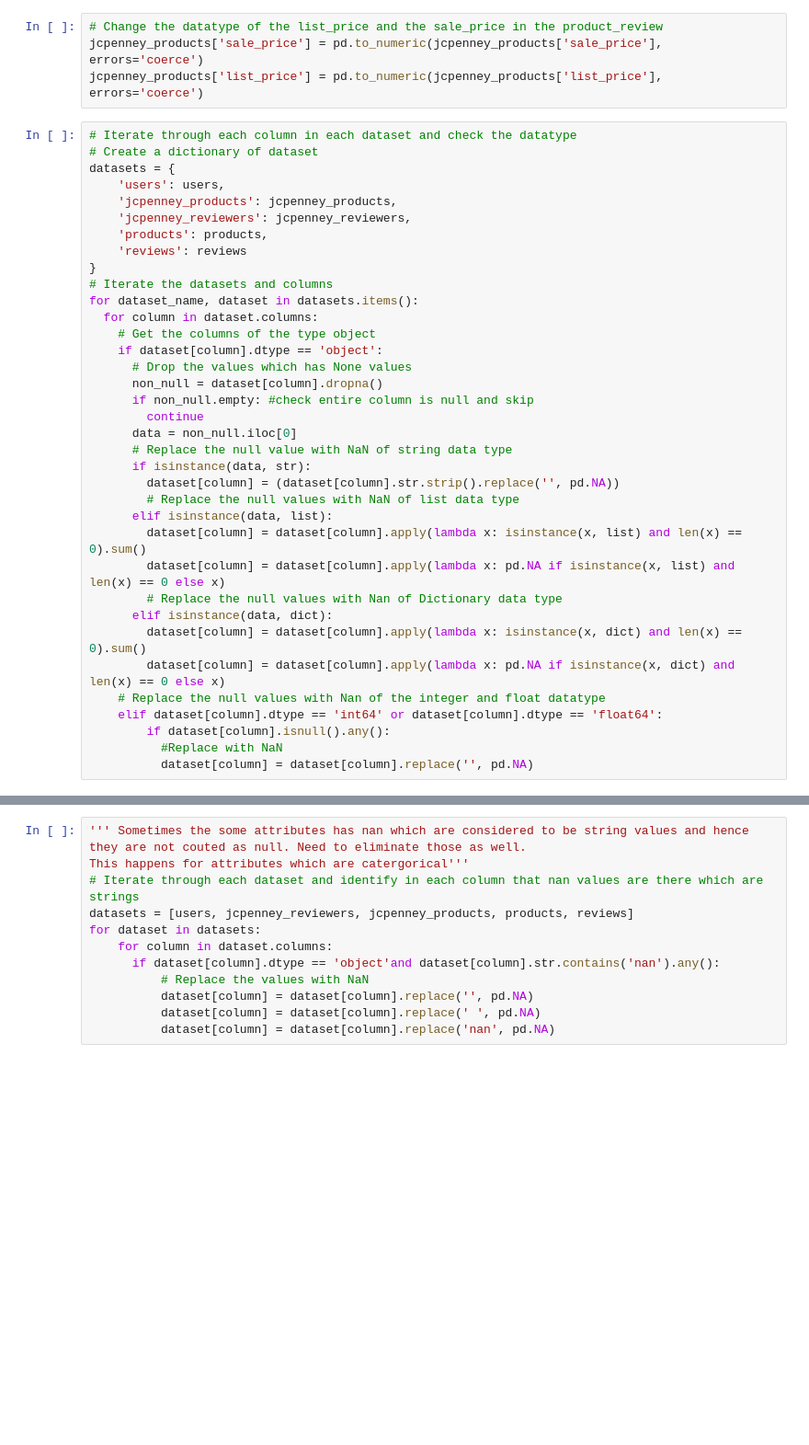
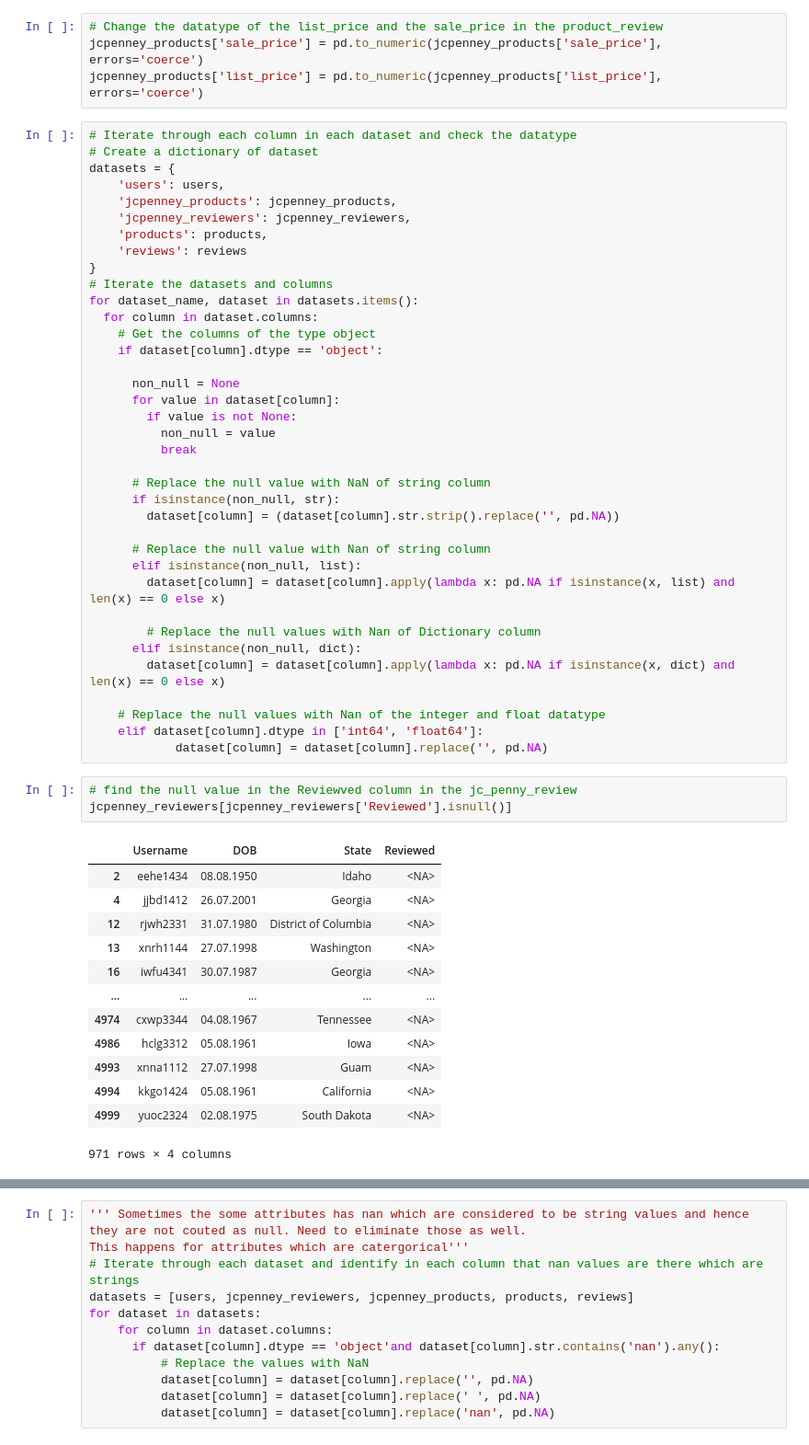
Before and after one commit to Malki9/3601763_BD2, a Jupyter notebook: 3601763_BD2.ipynb, the cells around one changed output, grey strips where cells are left out. Shown at 92% size. Cells and saved outputs as stored; diff of their text form; blank space fills up the shorter version.

```diff
--- a/3601763_BD2.ipynb
+++ b/3601763_BD2.ipynb
@@ -144,27 +144,45 @@ for dataset_name, dataset in datasets.items():
   for column in dataset.columns:
     # Get the columns of the type object
     if dataset[column].dtype == 'object':
-      # Drop the values which has None values
-      non_null = dataset[column].dropna()
-      if non_null.empty: #check entire column is null and skip
-        continue
-      data = non_null.iloc[0]
-      # Replace the null value with NaN of string data type
-      if isinstance(data, str):
+
+      non_null = None
+      for value in dataset[column]:
+        if value is not None:
+          non_null = value
+          break
+
+      # Replace the null value with NaN of string column
+      if isinstance(non_null, str):
         dataset[column] = (dataset[column].str.strip().replace('', pd.NA))
-        # Replace the null values with NaN of list data type
-      elif isinstance(data, list):
-        dataset[column] = dataset[column].apply(lambda x: isinstance(x, list) and len(x) == 0).sum()
+
+      # Replace the null value with Nan of string column
+      elif isinstance(non_null, list):
         dataset[column] = dataset[column].apply(lambda x: pd.NA if isinstance(x, list) and len(x) == 0 else x)
-        # Replace the null values with Nan of Dictionary data type
-      elif isinstance(data, dict):
-        dataset[column] = dataset[column].apply(lambda x: isinstance(x, dict) and len(x) == 0).sum()
+
+        # Replace the null values with Nan of Dictionary column
+      elif isinstance(non_null, dict):
         dataset[column] = dataset[column].apply(lambda x: pd.NA if isinstance(x, dict) and len(x) == 0 else x)
+
     # Replace the null values with Nan of the integer and float datatype
-    elif dataset[column].dtype == 'int64' or dataset[column].dtype == 'float64':
-        if dataset[column].isnull().any():
-          #Replace with NaN
-          dataset[column] = dataset[column].replace('', pd.NA)
+    elif dataset[column].dtype in ['int64', 'float64']:
+            dataset[column] = dataset[column].replace('', pd.NA)
+# %%
+# find the null value in the Reviewved column in the jc_penny_review
+jcpenney_reviewers[jcpenney_reviewers['Reviewed'].isnull()]
+# %% [output]
+|  | Username | DOB | State | Reviewed |
+| 2 | eehe1434 | 08.08.1950 | Idaho | <NA> |
+| 4 | jjbd1412 | 26.07.2001 | Georgia | <NA> |
+| 12 | rjwh2331 | 31.07.1980 | District of Columbia | <NA> |
+| 13 | xnrh1144 | 27.07.1998 | Washington | <NA> |
+| 16 | iwfu4341 | 30.07.1987 | Georgia | <NA> |
+| ... | ... | ... | ... | ... |
+| 4974 | cxwp3344 | 04.08.1967 | Tennessee | <NA> |
+| 4986 | hclg3312 | 05.08.1961 | Iowa | <NA> |
+| 4993 | xnna1112 | 27.07.1998 | Guam | <NA> |
+| 4994 | kkgo1424 | 05.08.1961 | California | <NA> |
+| 4999 | yuoc2324 | 02.08.1975 | South Dakota | <NA> |
+971 rows × 4 columns
 # %%
 # Check for null values in each dataframe as a count
 # Display in a tabular format
```
Also changed, not shown: parts of 1 cell of this notebook.
